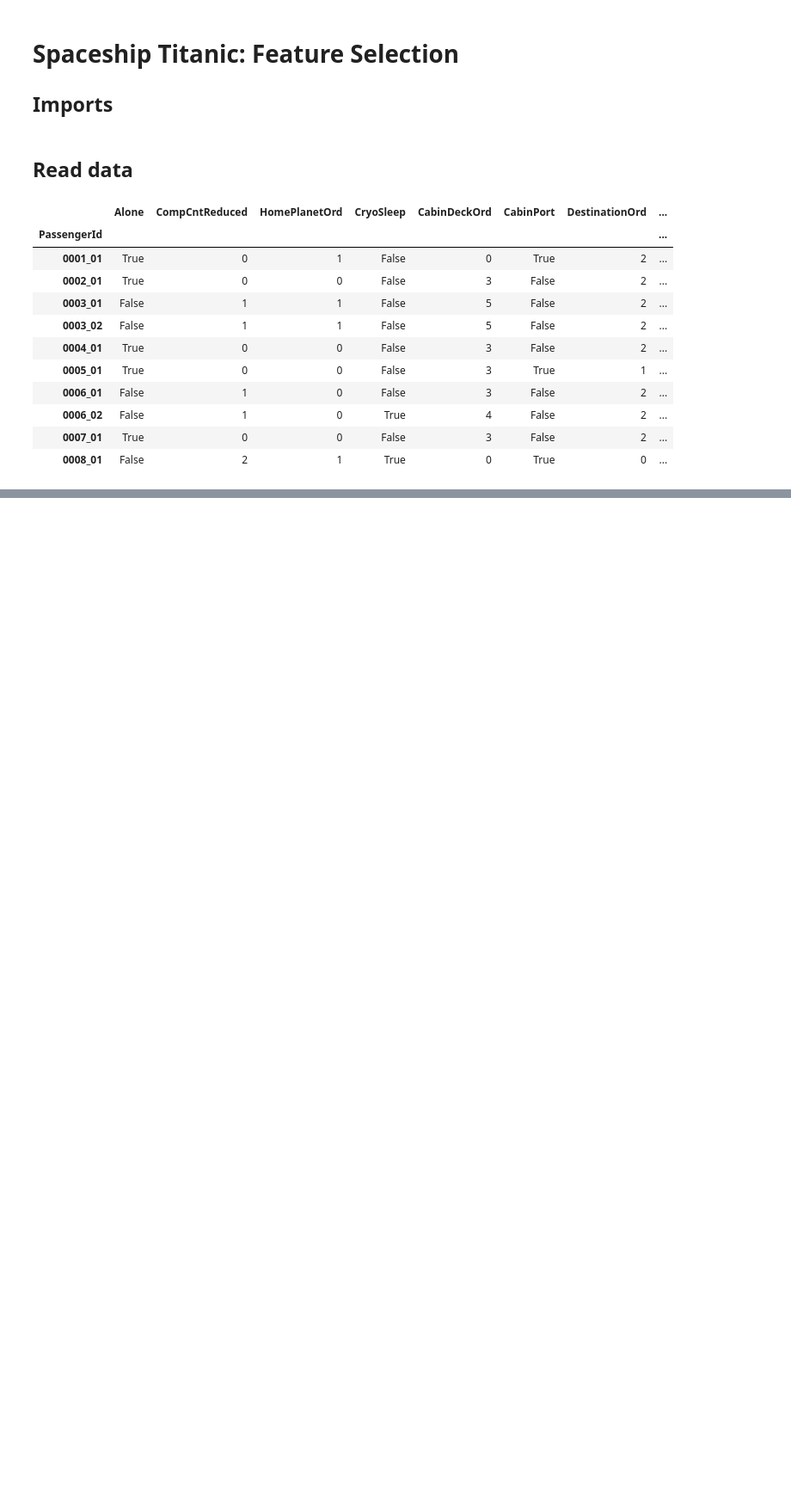
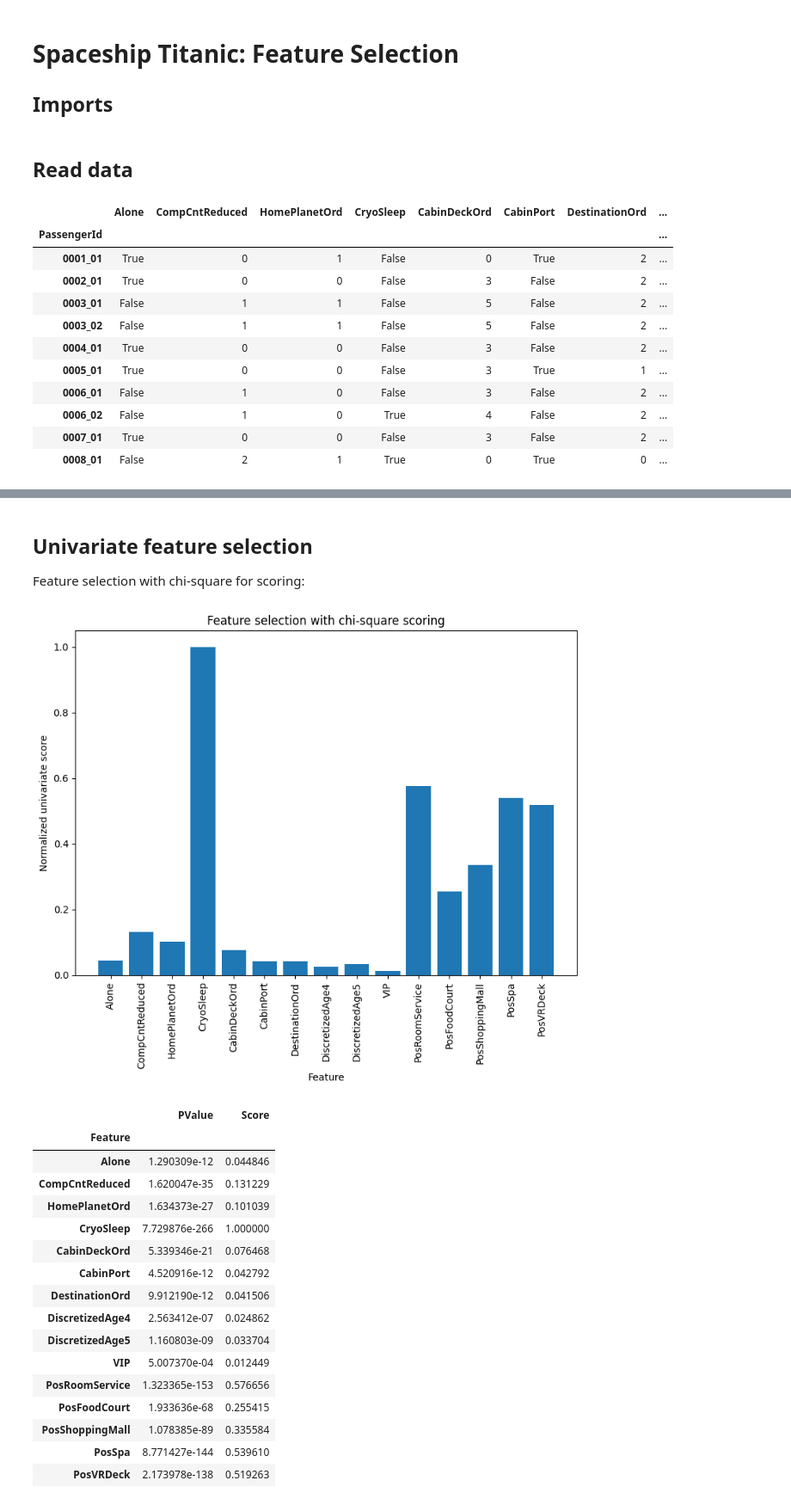
Before and after one commit to mwoitek/spaceship-titanic, a Jupyter notebook: notebooks/feature_selection.ipynb, the cells around one changed output, grey strips where cells are left out. Shown: that part at 86% size. Saved outputs shown, nothing was run; the diff lists cells and outputs as text; code cells hidden in the pictures; blank space fills up the shorter version.

Commit message:
Univariate feature selection

```diff
--- a/notebooks/feature_selection.ipynb
+++ b/notebooks/feature_selection.ipynb
@@ -64,2 +63,65 @@ memory usage: 530.8+ KB
 # %%
 assert df_train.isna().sum().eq(0).all()
+# %%
+y_train = df_train.pop("Transported")
+X_train = df_train
+# %% [markdown]
+## Univariate feature selection
+
+Feature selection with chi-square for scoring:
+# %%
+# This makes sense only for categorical variables. This is why `PTTotalSpent`
+# is excluded.
+selector = SelectKBest(
+    chi2,
+    k="all",  # pyright: ignore [reportArgumentType]
+).fit(X_train.drop(columns="PTTotalSpent"), y_train)
+selector = cast(SelectKBest, selector)
+# %%
+# Compute scores
+pvalues = cast(npt.ArrayLike, selector.pvalues_)
+scores = -np.log10(pvalues)
+scores /= scores.max()
+# %%
+# Visualize results
+
+# Plot scores
+fig = plt.figure(figsize=(8.0, 7.0), layout="tight")
+ax = fig.add_subplot()
+x = np.arange(scores.size)
+ax.bar(x, scores)
+ax.set_xticks(x, labels=selector.feature_names_in_)
+ax.tick_params(axis="x", labelrotation=90.0)
+ax.set_xlabel("Feature")
+ax.set_ylabel("Normalized univariate score")
+ax.set_title("Feature selection with chi-square scoring")
+plt.show()
+
+# Display scores table
+scores_df = pd.DataFrame(
+    data={
+        "Feature": selector.feature_names_in_,
+        "PValue": pvalues,
+        "Score": scores,
+    }
+).set_index("Feature")
+display(scores_df)
+# %% [output]
+[figure, added]
+|  | PValue | Score |
+| Feature |  |  |
+| Alone | 1.290309e-12 | 0.044846 |
+| CompCntReduced | 1.620047e-35 | 0.131229 |
+| HomePlanetOrd | 1.634373e-27 | 0.101039 |
+| CryoSleep | 7.729876e-266 | 1.000000 |
+| CabinDeckOrd | 5.339346e-21 | 0.076468 |
+| CabinPort | 4.520916e-12 | 0.042792 |
+| DestinationOrd | 9.912190e-12 | 0.041506 |
+| DiscretizedAge4 | 2.563412e-07 | 0.024862 |
+| DiscretizedAge5 | 1.160803e-09 | 0.033704 |
+| VIP | 5.007370e-04 | 0.012449 |
+| PosRoomService | 1.323365e-153 | 0.576656 |
+| PosFoodCourt | 1.933636e-68 | 0.255415 |
+| PosShoppingMall | 1.078385e-89 | 0.335584 |
+| PosSpa | 8.771427e-144 | 0.539610 |
+| PosVRDeck | 2.173978e-138 | 0.519263 |
```
Also changed, not shown: parts of 4 cells of this notebook, 1 other file.
